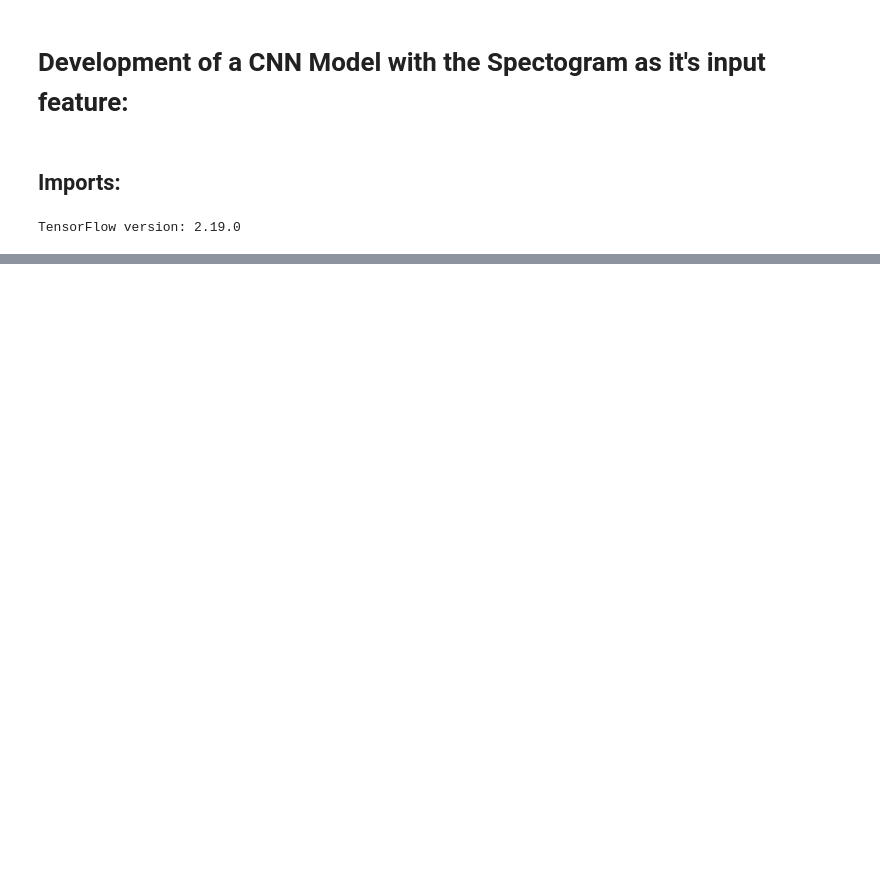
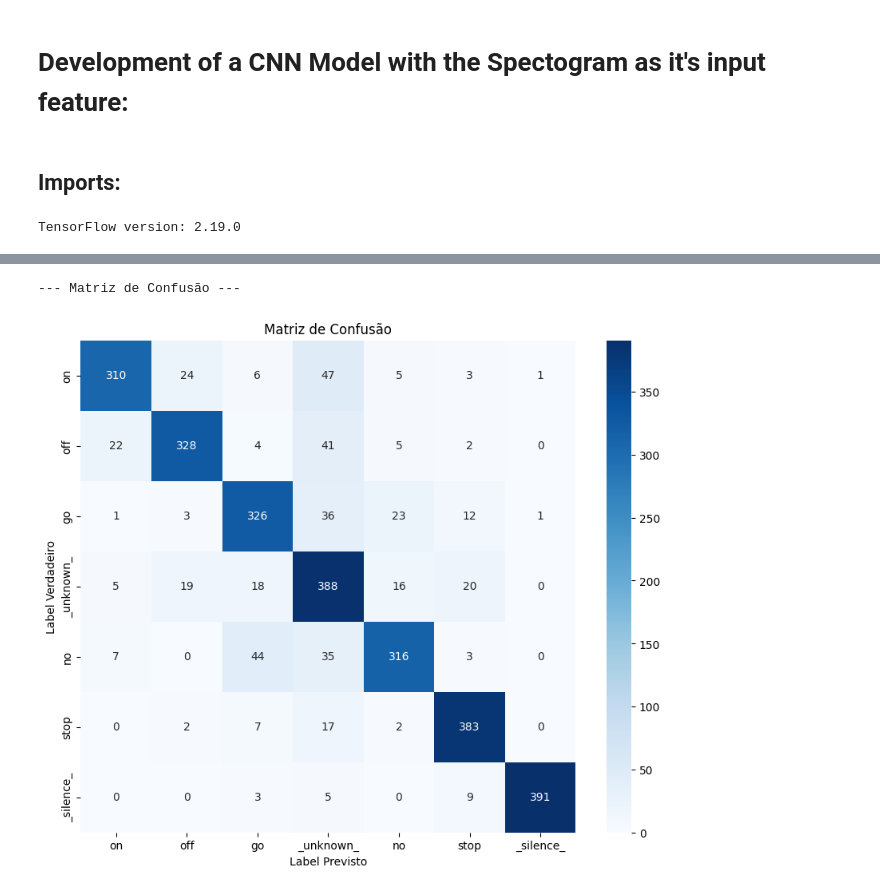
Before and after one commit to Roldao-Neto/KWS, a Jupyter notebook: notebooks/espectogram_model_dev.ipynb, the cells around one changed output, grey strips where cells are left out. Saved outputs shown, nothing was run; the diff lists cells and outputs as text; code cells hidden in the pictures; blank space fills up the shorter version.

```diff
--- a/notebooks/espectogram_model_dev.ipynb
+++ b/notebooks/espectogram_model_dev.ipynb
@@ -338,0 +375,10 @@ model_espectograma_CNN_1.summary()
+# %%
+y_pred_probs = model_espectograma_aug.predict(test_ds)
+
+y_pred_indices = np.argmax(y_pred_probs, axis=1)
+
+# Extract true labels from test_ds
+y_true_indices = []
+for _, labels in test_ds:
+	y_true_indices.extend(labels.numpy())
+y_true_indices = np.array(y_true_indices)
@@ -338,0 +411,24 @@ model_espectograma_CNN_1.summary()
+# %%
+print("--- Matriz de Confusão ---")
+
+# Calcula a matriz de confusão
+cm = confusion_matrix(y_true_indices, y_pred_indices)
+
+# Plota a matriz de confusão usando um heatmap do Seaborn
+plt.figure(figsize=(10, 8))
+sns.heatmap(
+    cm,
+    annot=True,          # Mostra os números dentro das células
+    fmt='d',             # Formata os números como inteiros
+    cmap='Blues',        # Esquema de cores
+    xticklabels=CLASS_NAMES,
+    yticklabels=CLASS_NAMES
+)
+
+plt.title('Matriz de Confusão')
+plt.ylabel('Label Verdadeiro')
+plt.xlabel('Label Previsto')
+plt.show()
+# %% [output]
+--- Matriz de Confusão ---
+[figure, added]
```
Also changed, not shown: parts of 36 cells of this notebook, 1 other file.
